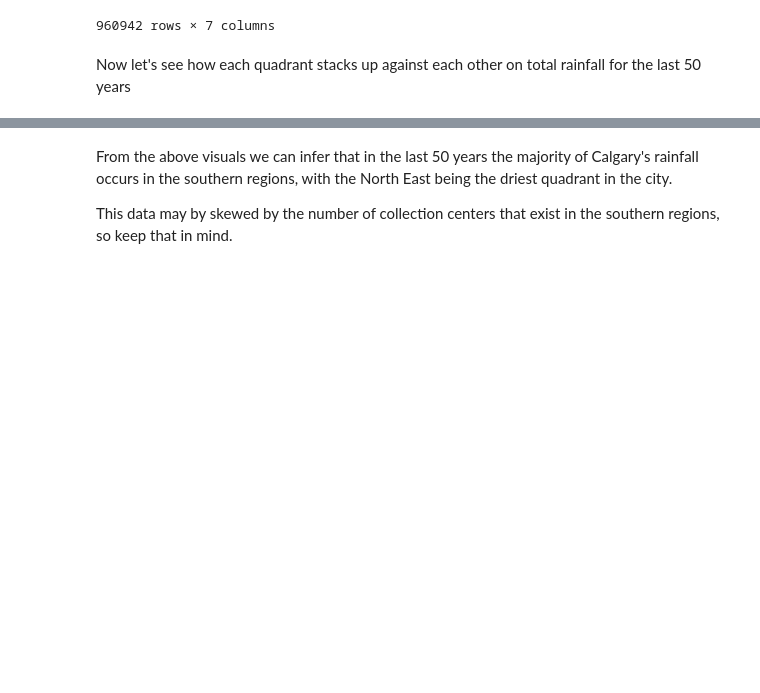
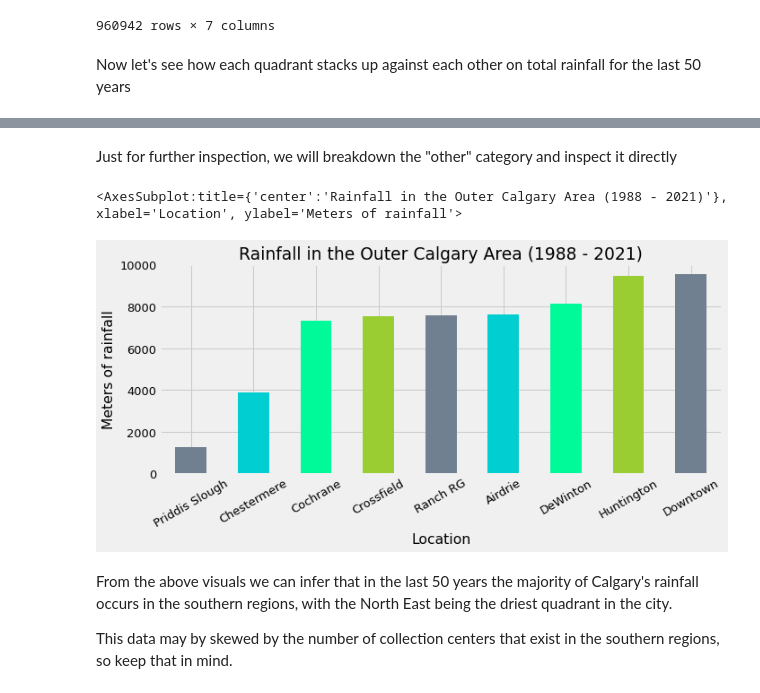
Before and after one commit to mschoenlaub/Calgary_Climate_Analysis, a Jupyter notebook: rain.ipynb, the cells around one changed output, grey strips where cells are left out. Drawn from its saved outputs; the diff is of its cells as text; code cells hidden in the pictures; blank space fills up the shorter version.

```diff
--- a/rain.ipynb
+++ b/rain.ipynb
@@ -115,3 +116,19 @@ plt.show()
+# %% [markdown]
+Just for further inspection, we will breakdown the "other" category and inspect it directly
+# %%
+plt.figure(figsize = (10, 4))
+other_df = df[df['ORDINAL_DIRECTION'] == 'Other']
+other_df.groupby('NAME')['RAINFALL'].sum().sort_values().plot(
+    kind='bar',
+    title='Rainfall in the Outer Calgary Area (1988 - 2021)',
+    rot=30,
+    xlabel = 'Location',
+    ylabel = 'Meters of rainfall',
+    color = ['slategray', 'darkturquoise', 'mediumspringgreen', 'yellowgreen']
+)
+# %% [output]
+<AxesSubplot:title={'center':'Rainfall in the Outer Calgary Area (1988 - 2021)'}, xlabel='Location', ylabel='Meters of rainfall'>
+[figure, added]
 # %% [markdown]
 From the above visuals we can infer that in the last 50 years the majority of Calgary's rainfall occurs in the southern regions, with the North East being the driest quadrant in the city.
 
```
Also changed, not shown: parts of 6 cells of this notebook.
